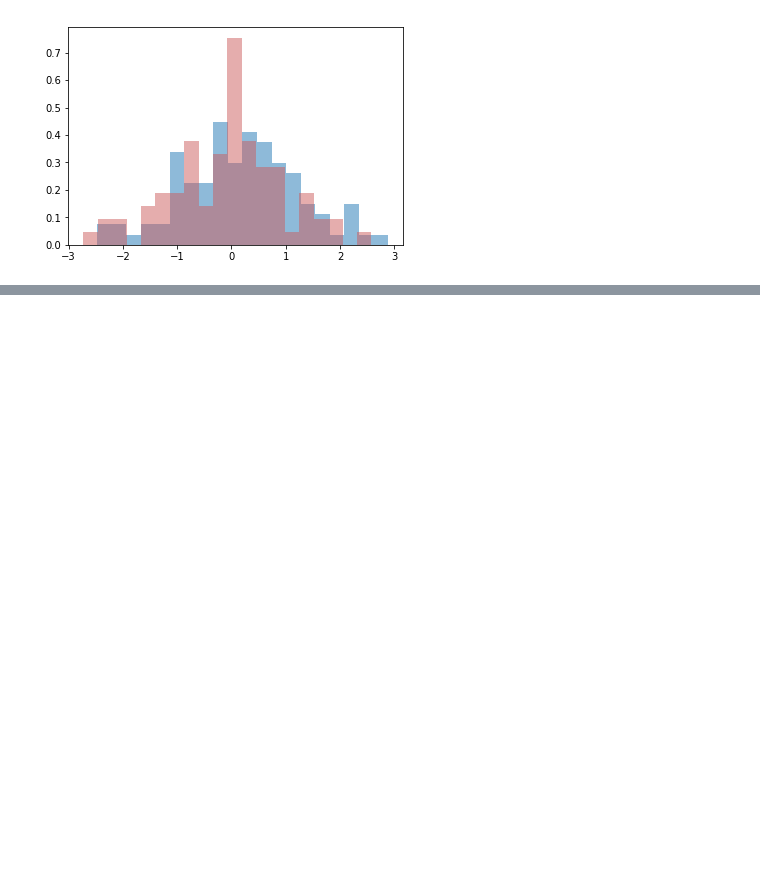
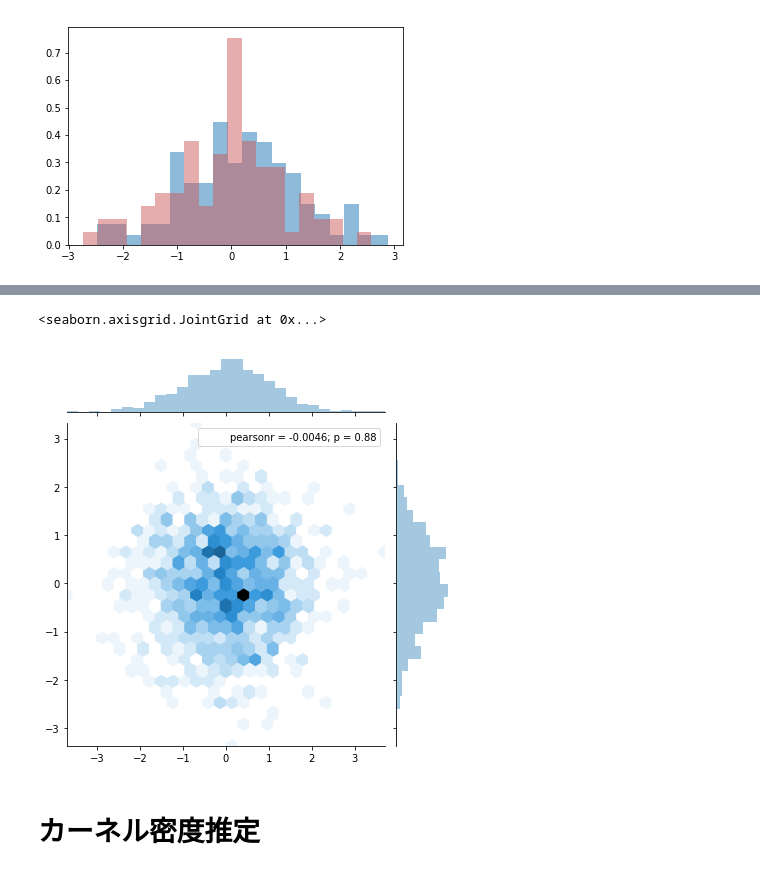
Before and after one commit to aki-06/Data_Science, a Jupyter notebook: 20180506_データの可視化.ipynb, the cells around one changed output, grey strips where cells are left out. Cells and saved outputs as stored; diff of their text form; code cells hidden in the pictures; blank space fills up the shorter version.

Commit message:
カーネル密度推定

```diff
--- a/20180506_データの可視化.ipynb
+++ b/20180506_データの可視化.ipynb
@@ -57,0 +64,7 @@ data1 =
+# %%
+sns.jointplot(data1, data2, kind='hex')
+# %% [output]
+<seaborn.axisgrid.JointGrid at 0x...>
+[figure, added]
+# %% [markdown]
+# カーネル密度推定
```
Also changed, not shown: parts of 22 cells of this notebook, 1 other file.
